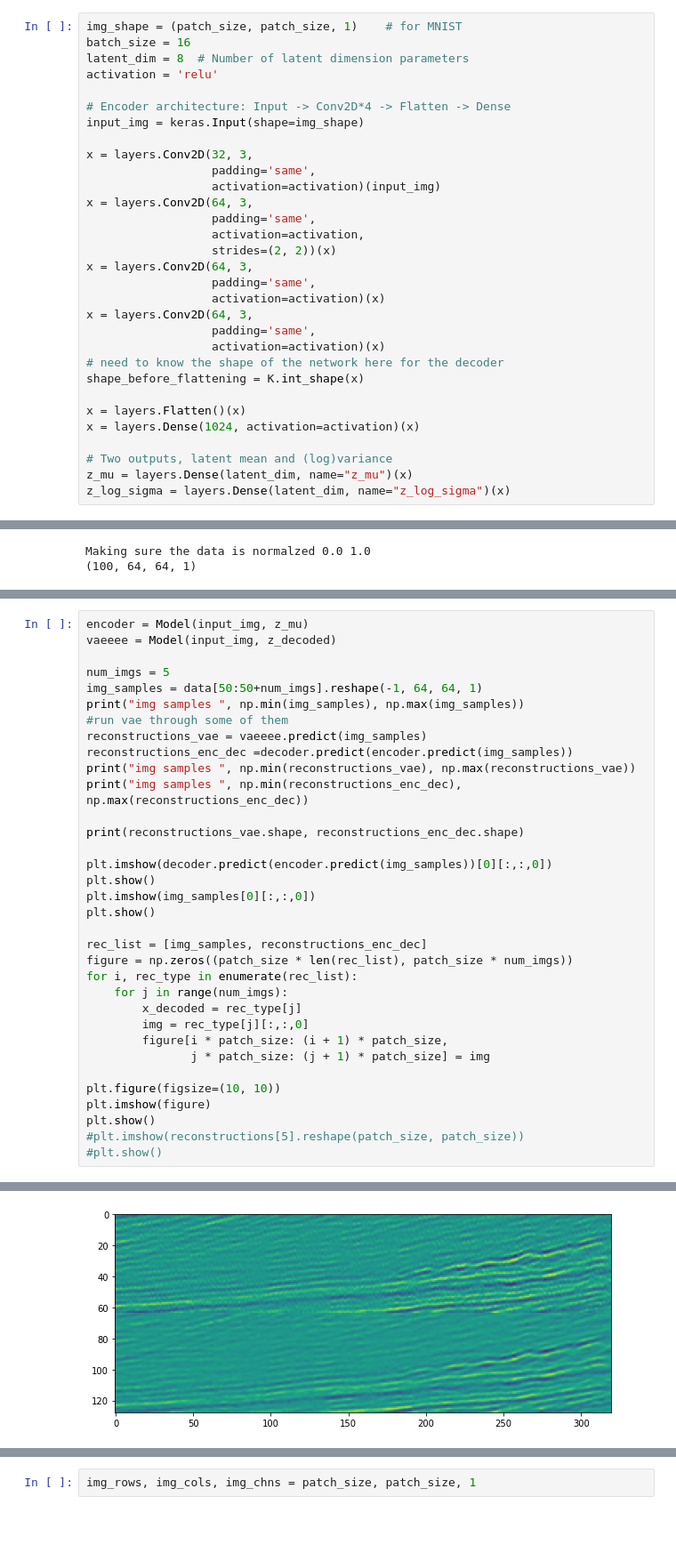
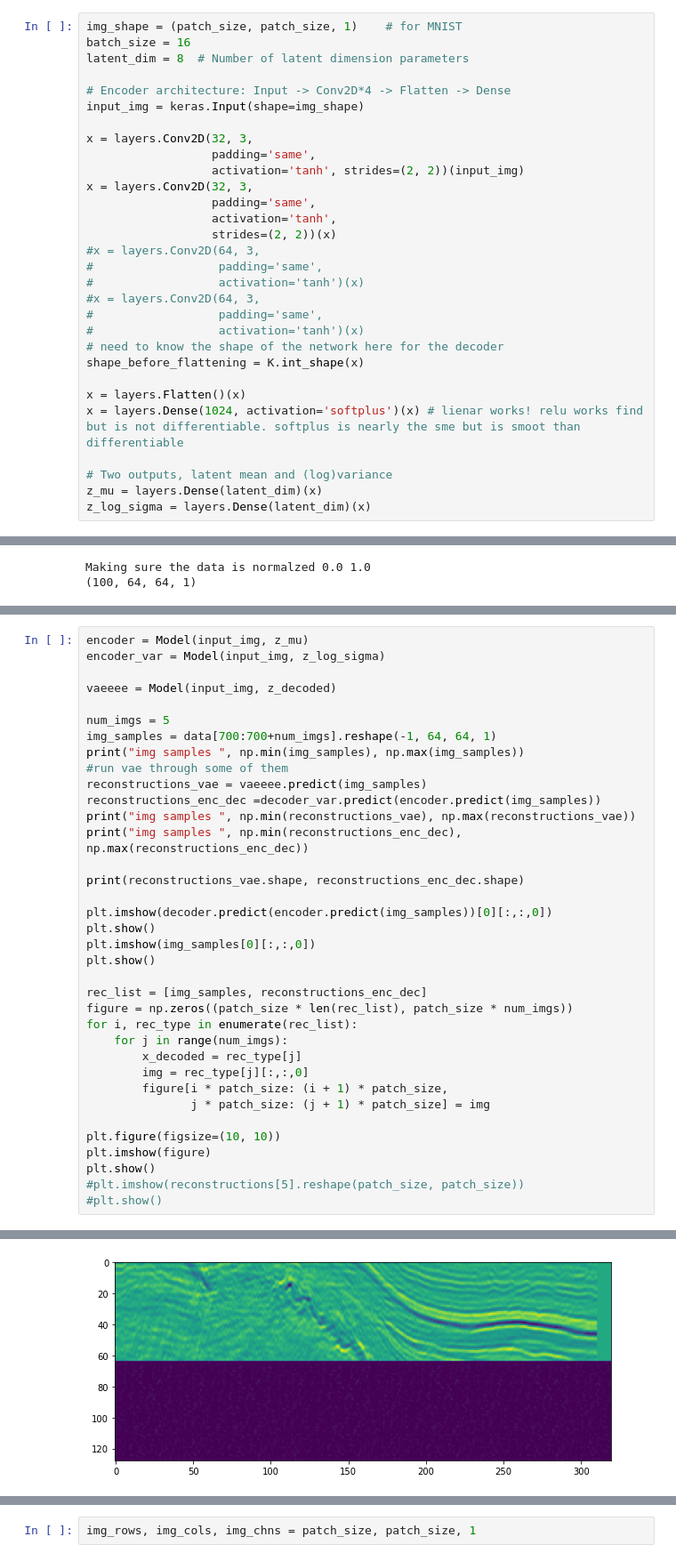
Before and after one commit to andykamp/quantify_seismic_similarity, a Jupyter notebook: notebooks/visualizing-seismic-using-a-variational-autoencoder.ipynb, the cells around one changed output, grey strips where cells are left out. Shown at 89% size. Cells and saved outputs as stored; diff of their text form; blank space fills up the shorter version.

```diff
--- a/notebooks/visualizing-seismic-using-a-variational-autoencoder.ipynb
+++ b/notebooks/visualizing-seismic-using-a-variational-autoencoder.ipynb
@@ -208,31 +216,30 @@ plt.show()
 img_shape = (patch_size, patch_size, 1)    # for MNIST
 batch_size = 16
 latent_dim = 8  # Number of latent dimension parameters
-activation = 'relu'
 
 # Encoder architecture: Input -> Conv2D*4 -> Flatten -> Dense
 input_img = keras.Input(shape=img_shape)
 
 x = layers.Conv2D(32, 3,
                   padding='same',
-                  activation=activation)(input_img)
-x = layers.Conv2D(64, 3,
+                  activation='tanh', strides=(2, 2))(input_img)
+x = layers.Conv2D(32, 3,
                   padding='same',
-                  activation=activation,
+                  activation='tanh',
                   strides=(2, 2))(x)
-x = layers.Conv2D(64, 3,
-                  padding='same',
-                  activation=activation)(x)
-x = layers.Conv2D(64, 3,
-                  padding='same',
-                  activation=activation)(x)
+#x = layers.Conv2D(64, 3,
+#                  padding='same',
+#                  activation='tanh')(x)
+#x = layers.Conv2D(64, 3,
+#                  padding='same',
+#                  activation='tanh')(x)
 # need to know the shape of the network here for the decoder
 shape_before_flattening = K.int_shape(x)
 
 x = layers.Flatten()(x)
-x = layers.Dense(1024, activation=activation)(x)
+x = layers.Dense(1024, activation='softplus')(x) # lienar works! relu works find but is not differentiable. softplus is nearly the sme but is smoot than differentiable
 
 # Two outputs, latent mean and (log)variance
-z_mu = layers.Dense(latent_dim, name="z_mu")(x)
-z_log_sigma = layers.Dense(latent_dim, name="z_log_sigma")(x)
+z_mu = layers.Dense(latent_dim)(x)
+z_log_sigma = layers.Dense(latent_dim)(x)
 # %% [output]
@@ -402,13 +507,15 @@ Making sure the data is normalzed 0.0 1.0
 # %%
 encoder = Model(input_img, z_mu)
+encoder_var = Model(input_img, z_log_sigma)
+
 vaeeee = Model(input_img, z_decoded)
 
 num_imgs = 5
-img_samples = data[50:50+num_imgs].reshape(-1, 64, 64, 1)
+img_samples = data[700:700+num_imgs].reshape(-1, 64, 64, 1)
 print("img samples ", np.min(img_samples), np.max(img_samples))
 #run vae through some of them
 reconstructions_vae = vaeeee.predict(img_samples)
-reconstructions_enc_dec =decoder.predict(encoder.predict(img_samples))
+reconstructions_enc_dec =decoder_var.predict(encoder.predict(img_samples))
 print("img samples ", np.min(reconstructions_vae), np.max(reconstructions_vae))
 print("img samples ", np.min(reconstructions_enc_dec), np.max(reconstructions_enc_dec))
 
@@ -443,4 +550,4 @@ img samples  0.33086056 0.64943767
-[figure, old version]
+[figure, new version]
 # %%
 
 
```
Also changed, not shown: parts of 37 cells of this notebook, 3 other files.
